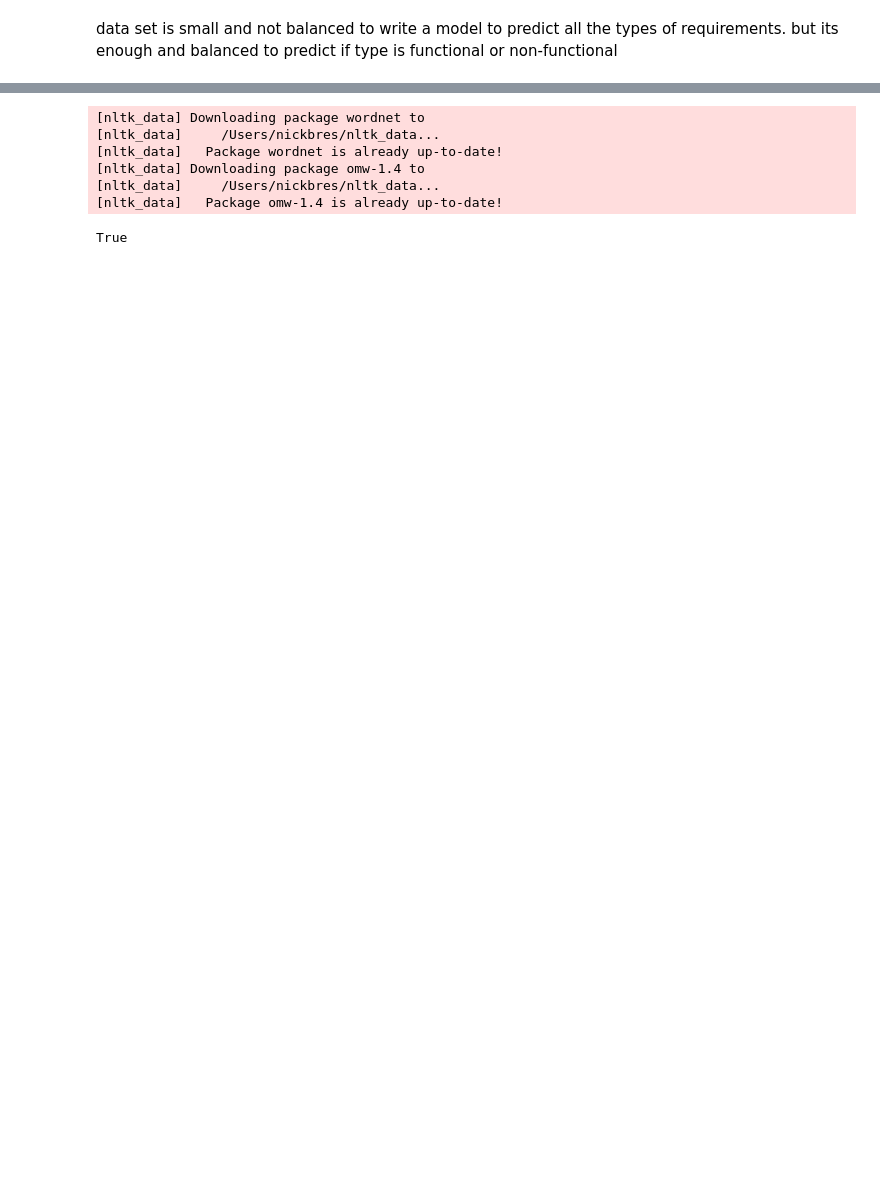
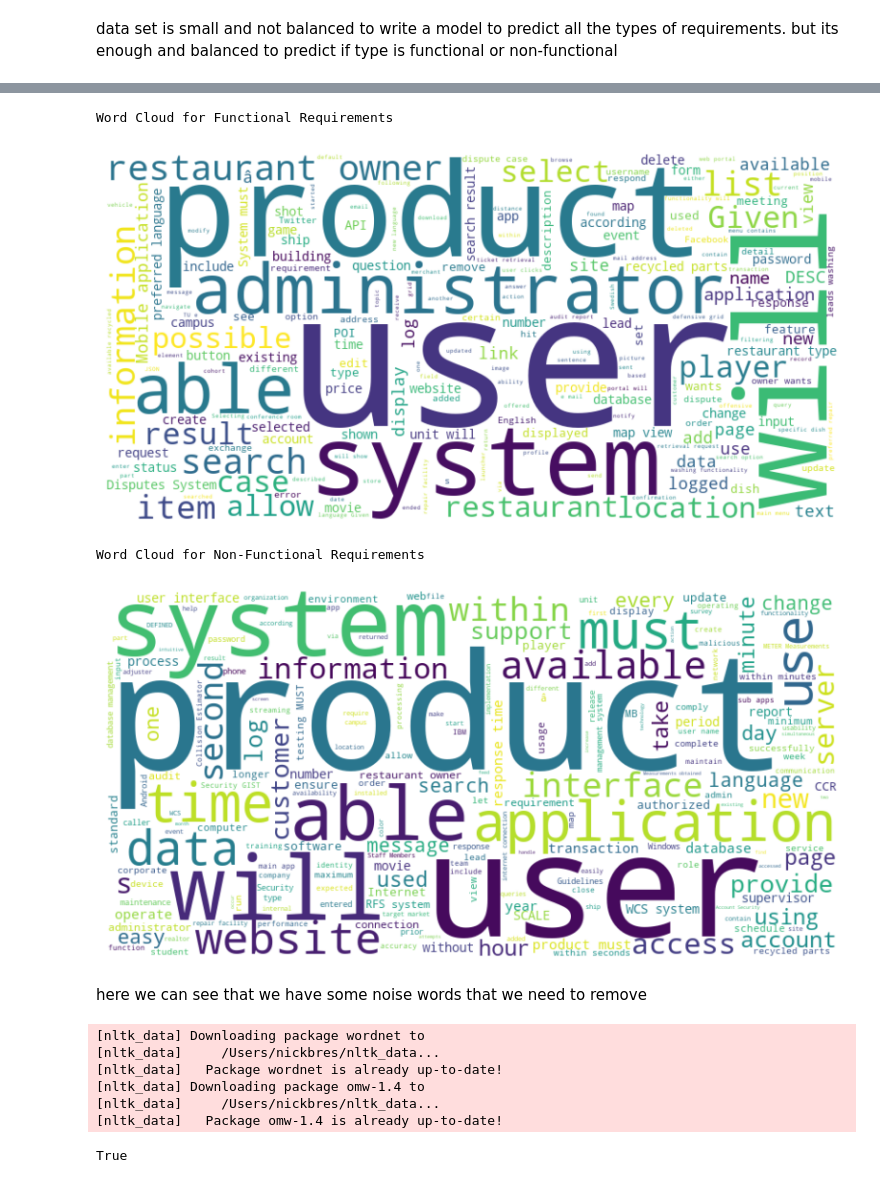
Before and after one commit to NickBres/SoftwareRequirementsClassification, a Jupyter notebook: LogR.ipynb, the cells around one changed output, grey strips where cells are left out. Cells and saved outputs as stored; diff of their text form; code cells hidden in the pictures; blank space fills up the shorter version.

```diff
--- a/LogR.ipynb
+++ b/LogR.ipynb
@@ -43,6 +43,35 @@ fig = px.pie(df, names='Type', title ='Pie of types of requirements')
 fig.show()
 # %% [output]
 [interactive output not drawn]
+# %%
+import matplotlib.pyplot as plt
+from wordcloud import WordCloud
+
+# Function to preprocess text and generate word cloud
+def generate_wordcloud(text):
+    wordcloud = WordCloud(width=800, height=400, background_color ='white').generate(text)
+    plt.figure(figsize=(10, 5))
+    plt.imshow(wordcloud, interpolation='bilinear')
+    plt.axis('off')
+    plt.show()
+# %%
+# Separate the requirements by type
+functional_requirements = ' '.join(df[df['Type'] == 1]['Requirement'])
+non_functional_requirements = ' '.join(df[df['Type'] == 0]['Requirement'])
+
+# Generate and display word clouds
+print("Word Cloud for Functional Requirements")
+generate_wordcloud(functional_requirements)
+
+print("Word Cloud for Non-Functional Requirements")
+generate_wordcloud(non_functional_requirements)
+# %% [output]
+Word Cloud for Functional Requirements
+[figure, added]
+Word Cloud for Non-Functional Requirements
+[figure, added]
+# %% [markdown]
+here we can see that we have some noise words that we need to remove
 # %%
 import re
 import nltk
```
Also changed, not shown: parts of 20 cells of this notebook, 1 other file.
